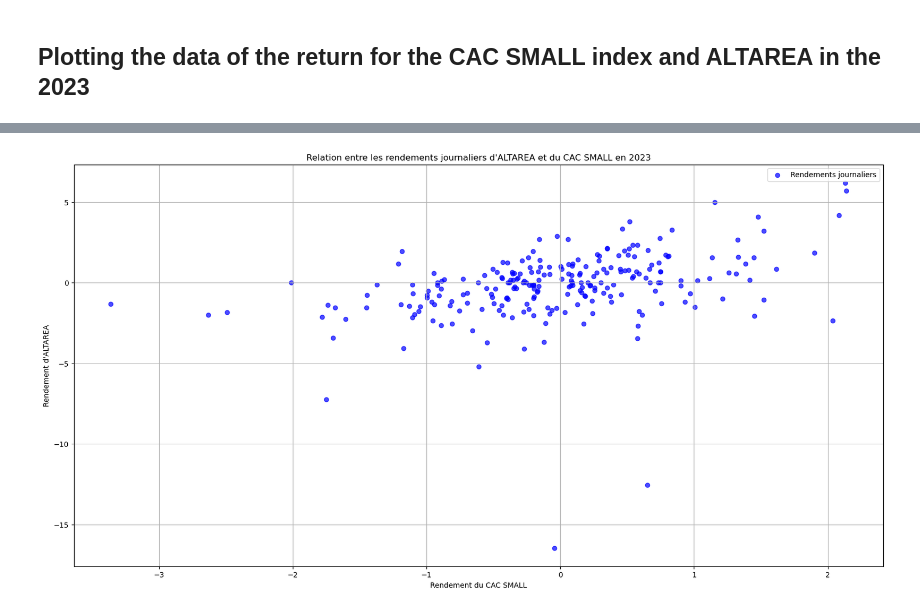
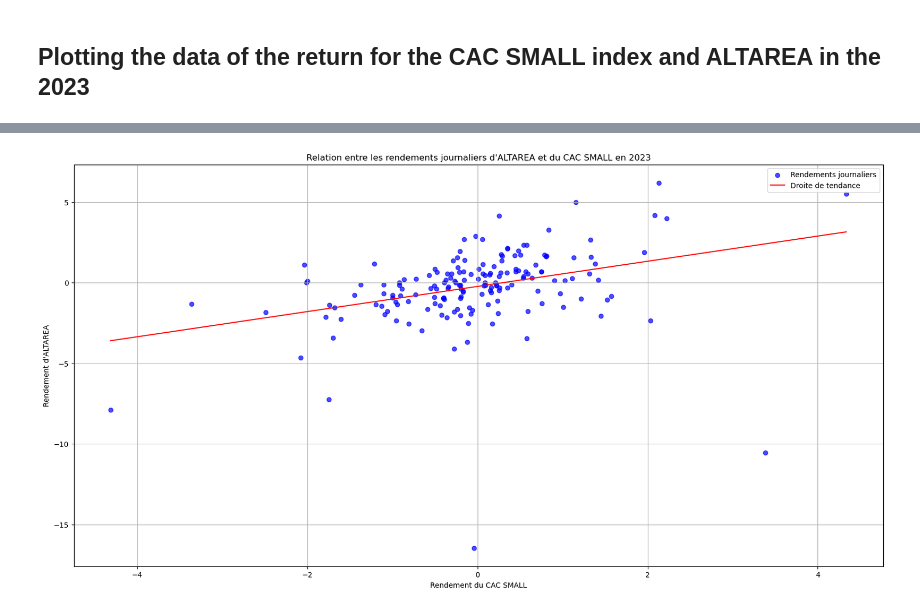
Before and after one commit to issakachaou/M1, a Jupyter notebook: Analyse financière/PROJET_ANALYSE_FINANCIERE/FINANCIAL_ANALYSIS_PROJECT.ipynb, the cells around one changed output, grey strips where cells are left out. Drawn from its saved outputs; the diff is of its cells as text; code cells hidden in the pictures.

```diff
--- a/Analyse financière/PROJET_ANALYSE_FINANCIERE/FINANCIAL_ANALYSIS_PROJECT.ipynb
+++ b/Analyse financière/PROJET_ANALYSE_FINANCIERE/FINANCIAL_ANALYSIS_PROJECT.ipynb
@@ -412,11 +415,24 @@ plt.show()
-# %%
-plt.figure(figsize=(20,10))
-plt.title("Relation entre les rendements journaliers d'ALTAREA et du CAC SMALL en 2023")
-plt.ylabel("Rendement d'ALTAREA")
-plt.xlabel("Rendement du CAC SMALL")
-plt.scatter(df_CAC_2023['CAC_SMALL_return'],df_ALTA_2023['ALTA_return'], color='blue', alpha=0.7)
-plt.legend(["Rendements journaliers"])
-plt.grid(True)
-plt.show()
-# %% [output]
-[figure, removed]
+# %%
+df_CAC_2023 = df_CAC_2023.dropna()
+df_ALTA_2023 = df_ALTA_2023.dropna()
+
+# Calcul de la droite de tendance
+coeffs = np.polyfit(df_CAC_2023['CAC_SMALL_return'], df_ALTA_2023['ALTA_return'], 1)
+p = np.poly1d(coeffs)
+
+# Tracé du graphique
+plt.figure(figsize=(20,10))
+plt.title("Relation entre les rendements journaliers d'ALTAREA et du CAC SMALL en 2023")
+plt.ylabel("Rendement d'ALTAREA")
+plt.xlabel("Rendement du CAC SMALL")
+plt.scatter(df_CAC_2023['CAC_SMALL_return'], df_ALTA_2023['ALTA_return'], color='blue', alpha=0.7, label="Rendements journaliers")
+
+# Tracé de la droite de tendance
+x_vals = np.linspace(df_CAC_2023['CAC_SMALL_return'].min(), df_CAC_2023['CAC_SMALL_return'].max(), 100)
+plt.plot(x_vals, p(x_vals), "r", label="Droite de tendance")
+
+plt.legend()
+plt.grid(True)
+plt.show()
+# %% [output]
+[figure, added]
```
Also changed, not shown: parts of 15 cells of this notebook, 21 other files.
